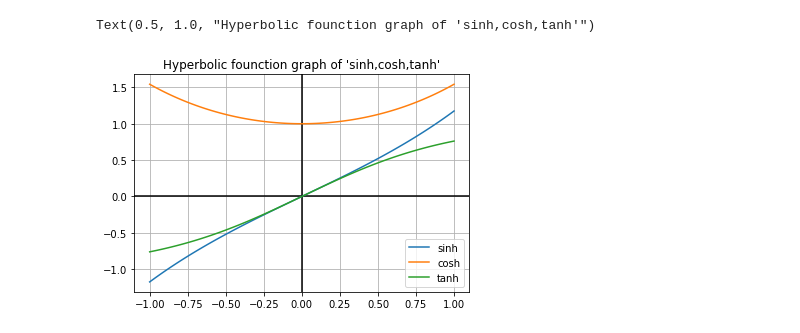
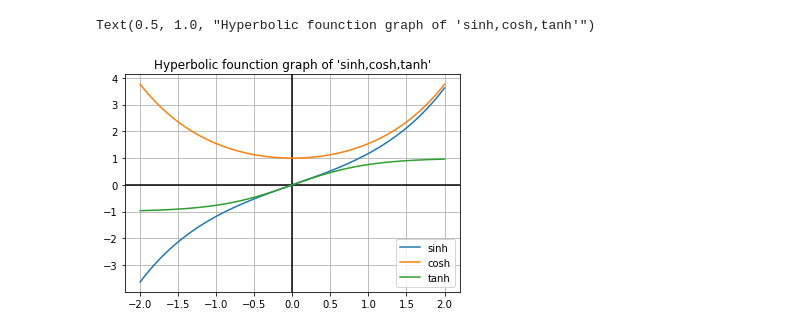
Before and after one commit to msmx2022/Calculus-for-ML, a Jupyter notebook: 1-functions.ipynb, the cells around one changed output. Drawn from its saved outputs; the diff is of its cells as text; code cells hidden in the pictures.

```diff
--- a/1-functions.ipynb
+++ b/1-functions.ipynb
@@ -4,20 +69,22 @@ import matplotlib.pyplot as plt
 # %%
-x = np.linspace(-1,1,100)
+# sinh, cosh, tanh
+
+x = np.linspace(-2,2,10000)
 
 y1 = np.sinh(x)
 y2 = np.cosh(x)
 y3 = np.tanh(x)
 
 plt.axhline(y=0, color='k') #x轴（y=0）
 plt.axvline(x=0, color='k') #y轴（x=0）
 plt.grid()
 plt.plot(x,y1,label='sinh')
 plt.plot(x,y2,label='cosh')
 plt.plot(x,y3,label='tanh')
 plt.legend()
 plt.title("Hyperbolic founction graph of 'sinh,cosh,tanh'")
 # %% [output]
 Text(0.5, 1.0, "Hyperbolic founction graph of 'sinh,cosh,tanh'")
-[figure, old version]
+[figure, new version]
 # %%
 plt.axh
```
Also changed, not shown: parts of 5 cells of this notebook.
